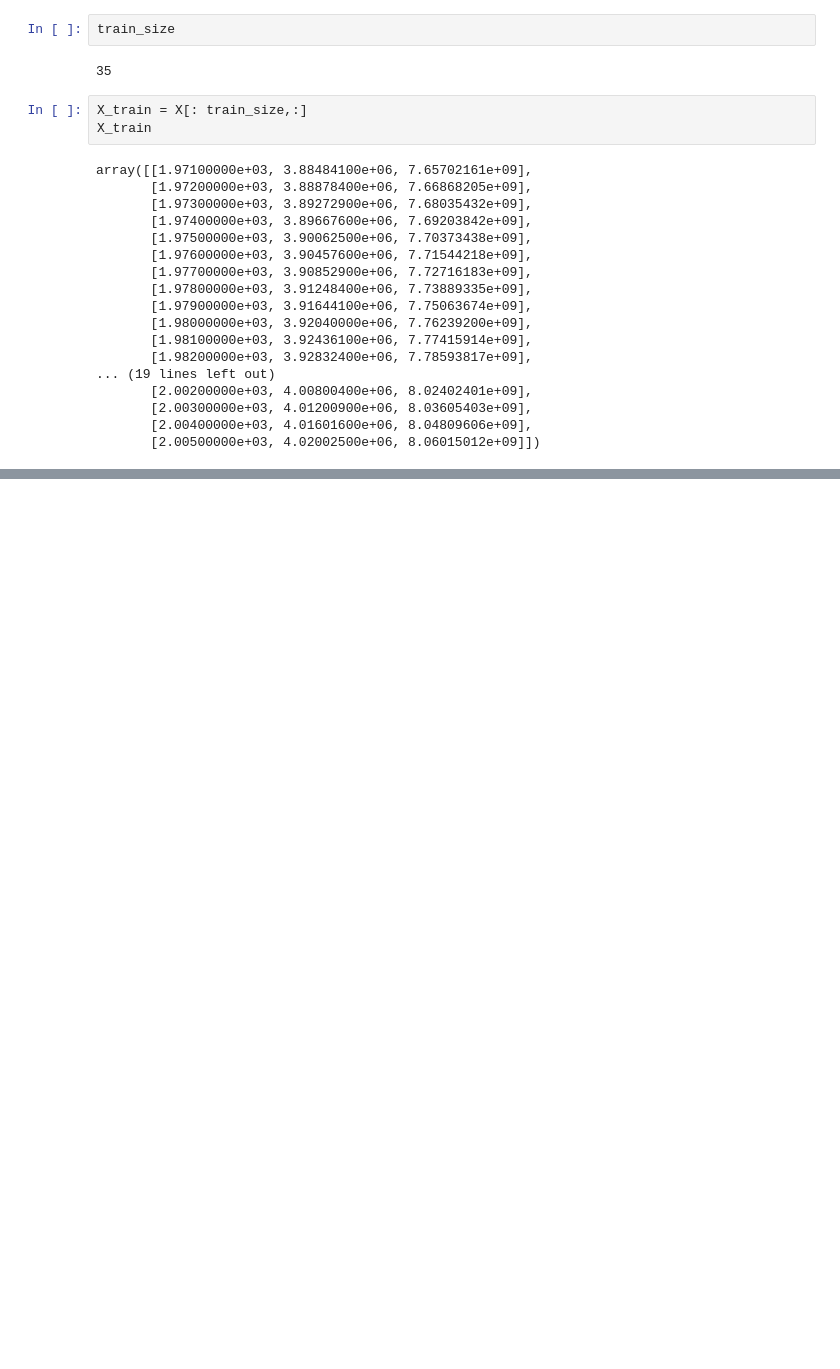
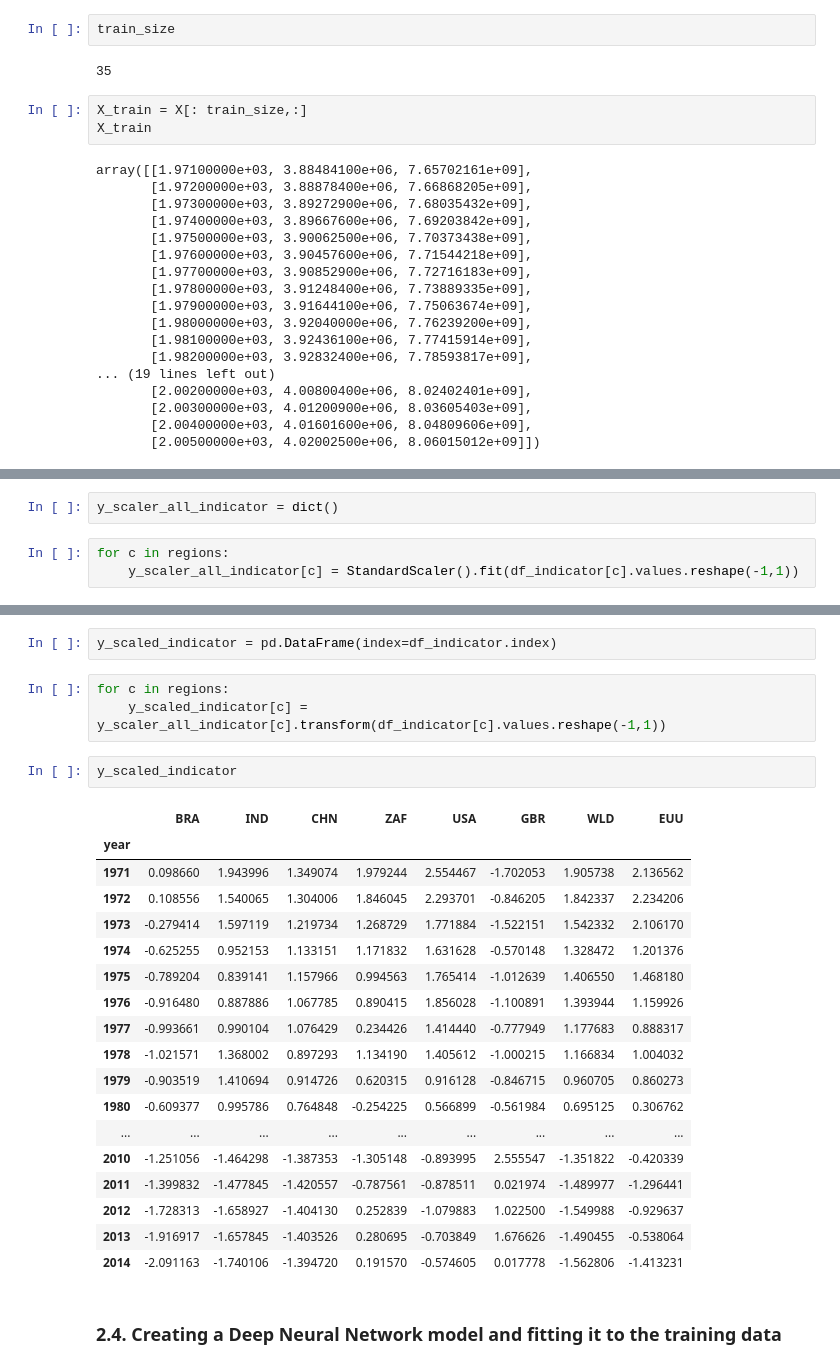
Before and after one commit to sandyherho/time_series_learning, a Jupyter notebook: deepCO2/co2_emission_forecast.ipynb, the cells around one changed output, grey strips where cells are left out. Cells and saved outputs as stored; diff of their text form; blank space fills up the shorter version.

```diff
--- a/deepCO2/co2_emission_forecast.ipynb
+++ b/deepCO2/co2_emission_forecast.ipynb
@@ -635,0 +883,5 @@ X_test.shape
+# %%
+y_scaler_all_indicator = dict()
+# %%
+for c in regions:
+    y_scaler_all_indicator[c] = StandardScaler().fit(df_indicator[c].values.reshape(-1,1))
@@ -635,0 +899,28 @@ X_test.shape
+# %%
+y_scaled_indicator = pd.DataFrame(index=df_indicator.index)
+# %%
+for c in regions:
+    y_scaled_indicator[c] = y_scaler_all_indicator[c].transform(df_indicator[c].values.reshape(-1,1))
+# %%
+y_scaled_indicator
+# %% [output]
+|  | BRA | IND | CHN | ZAF | USA | GBR | WLD | EUU |
+| year |  |  |  |  |  |  |  |  |
+| 1971 | 0.098660 | 1.943996 | 1.349074 | 1.979244 | 2.554467 | -1.702053 | 1.905738 | 2.136562 |
+| 1972 | 0.108556 | 1.540065 | 1.304006 | 1.846045 | 2.293701 | -0.846205 | 1.842337 | 2.234206 |
+| 1973 | -0.279414 | 1.597119 | 1.219734 | 1.268729 | 1.771884 | -1.522151 | 1.542332 | 2.106170 |
+| 1974 | -0.625255 | 0.952153 | 1.133151 | 1.171832 | 1.631628 | -0.570148 | 1.328472 | 1.201376 |
+| 1975 | -0.789204 | 0.839141 | 1.157966 | 0.994563 | 1.765414 | -1.012639 | 1.406550 | 1.468180 |
+| 1976 | -0.916480 | 0.887886 | 1.067785 | 0.890415 | 1.856028 | -1.100891 | 1.393944 | 1.159926 |
+| 1977 | -0.993661 | 0.990104 | 1.076429 | 0.234426 | 1.414440 | -0.777949 | 1.177683 | 0.888317 |
+| 1978 | -1.021571 | 1.368002 | 0.897293 | 1.134190 | 1.405612 | -1.000215 | 1.166834 | 1.004032 |
+| 1979 | -0.903519 | 1.410694 | 0.914726 | 0.620315 | 0.916128 | -0.846715 | 0.960705 | 0.860273 |
+| 1980 | -0.609377 | 0.995786 | 0.764848 | -0.254225 | 0.566899 | -0.561984 | 0.695125 | 0.306762 |
+| ... | ... | ... | ... | ... | ... | ... | ... | ... |
+| 2010 | -1.251056 | -1.464298 | -1.387353 | -1.305148 | -0.893995 | 2.555547 | -1.351822 | -0.420339 |
+| 2011 | -1.399832 | -1.477845 | -1.420557 | -0.787561 | -0.878511 | 0.021974 | -1.489977 | -1.296441 |
+| 2012 | -1.728313 | -1.658927 | -1.404130 | 0.252839 | -1.079883 | 1.022500 | -1.549988 | -0.929637 |
+| 2013 | -1.916917 | -1.657845 | -1.403526 | 0.280695 | -0.703849 | 1.676626 | -1.490455 | -0.538064 |
+| 2014 | -2.091163 | -1.740106 | -1.394720 | 0.191570 | -0.574605 | 0.017778 | -1.562806 | -1.413231 |
+# %% [markdown]
+### 2.4. Creating a Deep Neural Network model and fitting it to the training data
```
Also changed, not shown: parts of 100 cells of this notebook, 5 other files.
